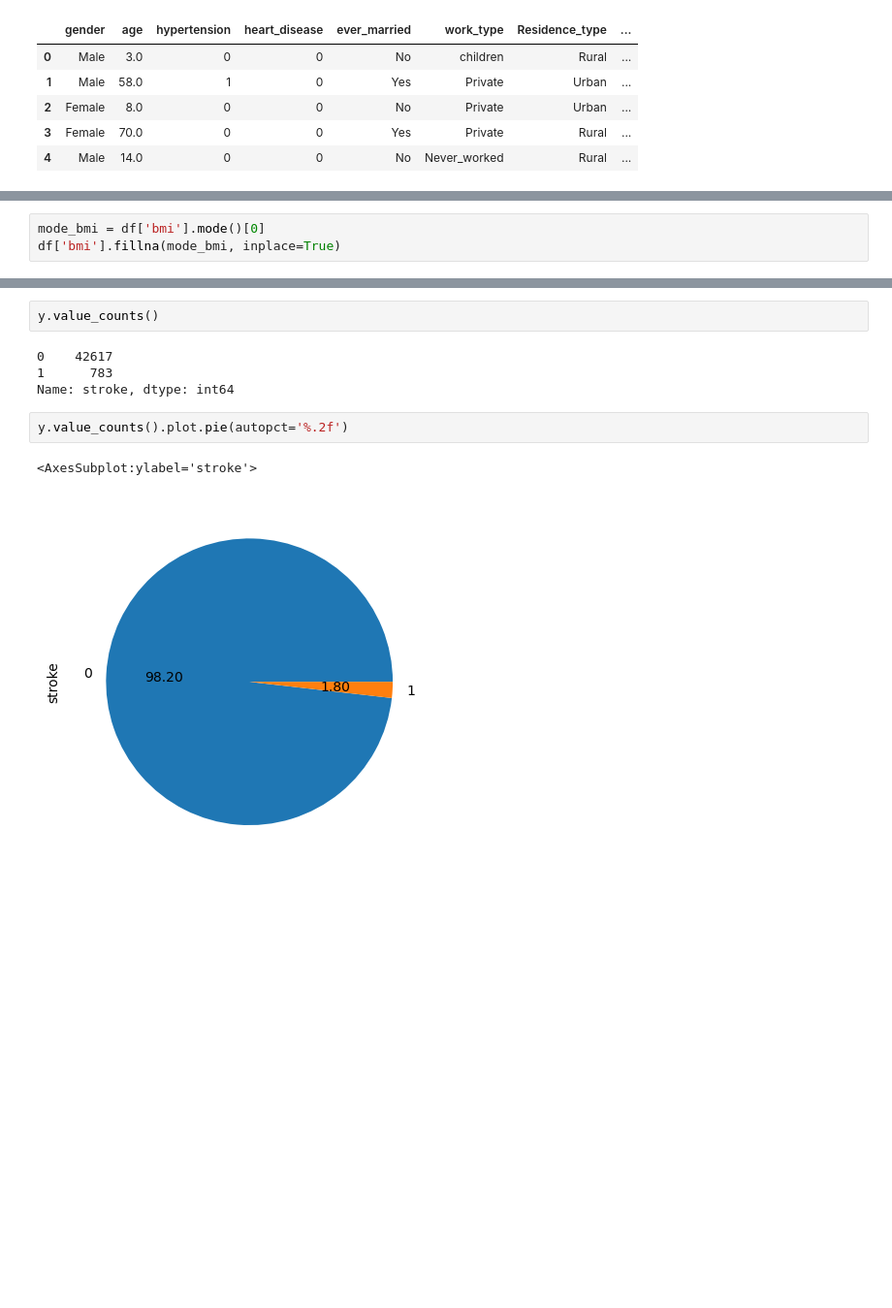
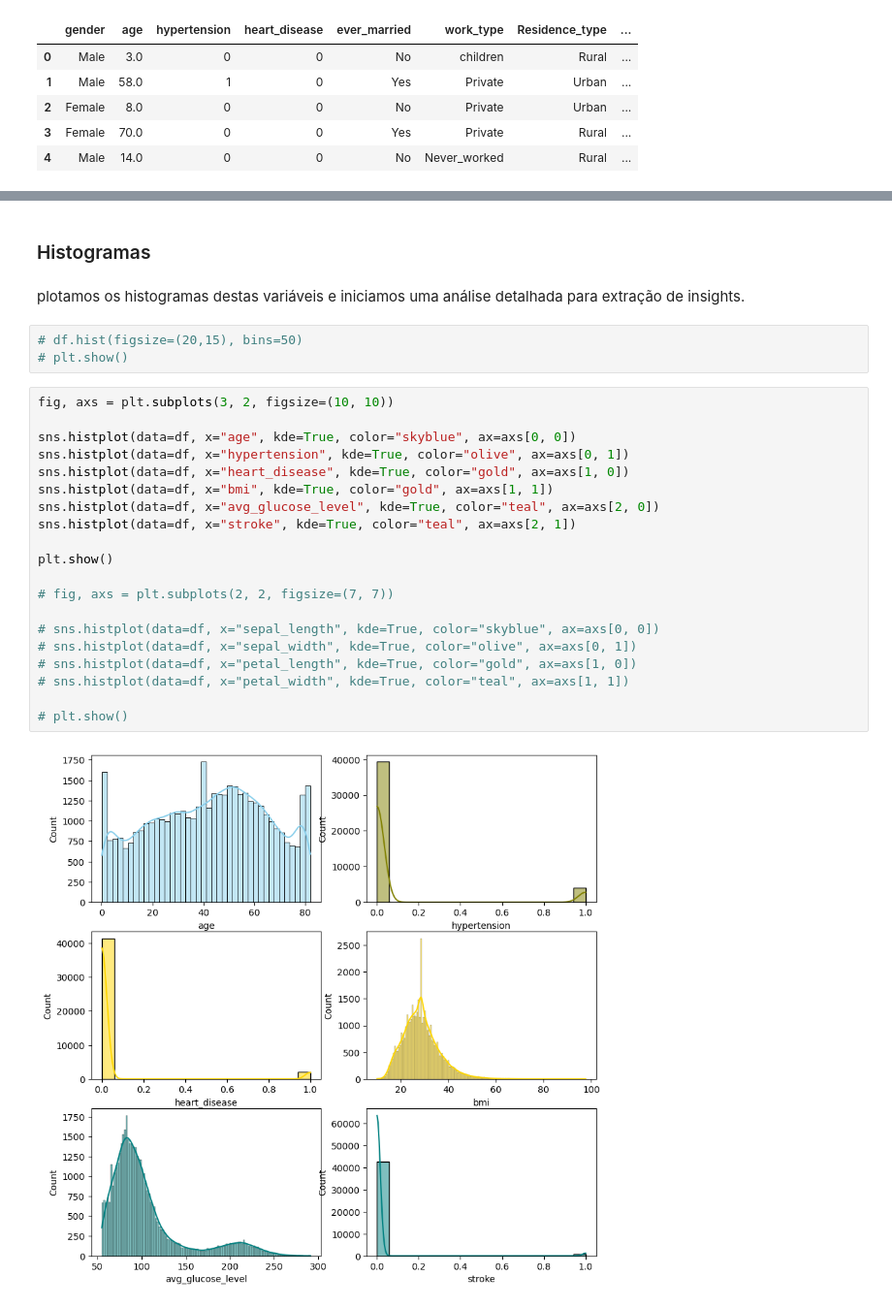
Before and after one commit to Jdss026/stroke-classifier, a Jupyter notebook: notebooks/eda.ipynb, the cells around one changed output, grey strips where cells are left out. Shown at 97% size. Cells and saved outputs as stored; diff of their text form; blank space fills up the shorter version.

```diff
--- a/notebooks/eda.ipynb
+++ b/notebooks/eda.ipynb
@@ -203,3 +140,0 @@ Iremos trocar os valores de bmi pela moda
-# %%
-mode_bmi = df['bmi'].mode()[0]
-df['bmi'].fillna(mode_bmi, inplace=True)
@@ -261,11 +141,29 @@ y = df['stroke']
-# %%
-y.value_counts()
-# %% [output]
-0    42617
-1      783
-Name: stroke, dtype: int64
-# %%
-y.value_counts().plot.pie(autopct='%.2f')
-# %% [output]
-<AxesSubplot:ylabel='stroke'>
-[figure, removed]
+# %% [markdown]
+### Histogramas
+# %% [markdown]
+plotamos os histogramas destas variáveis e iniciamos uma análise detalhada para extração de insights.
+# %%
+# df.hist(figsize=(20,15), bins=50)
+# plt.show()
+# %%
+fig, axs = plt.subplots(3, 2, figsize=(10, 10))
+
+sns.histplot(data=df, x="age", kde=True, color="skyblue", ax=axs[0, 0])
+sns.histplot(data=df, x="hypertension", kde=True, color="olive", ax=axs[0, 1])
+sns.histplot(data=df, x="heart_disease", kde=True, color="gold", ax=axs[1, 0])
+sns.histplot(data=df, x="bmi", kde=True, color="gold", ax=axs[1, 1])
+sns.histplot(data=df, x="avg_glucose_level", kde=True, color="teal", ax=axs[2, 0])
+sns.histplot(data=df, x="stroke", kde=True, color="teal", ax=axs[2, 1])
+
+plt.show()
+
+# fig, axs = plt.subplots(2, 2, figsize=(7, 7))
+
+# sns.histplot(data=df, x="sepal_length", kde=True, color="skyblue", ax=axs[0, 0])
+# sns.histplot(data=df, x="sepal_width", kde=True, color="olive", ax=axs[0, 1])
+# sns.histplot(data=df, x="petal_length", kde=True, color="gold", ax=axs[1, 0])
+# sns.histplot(data=df, x="petal_width", kde=True, color="teal", ax=axs[1, 1])
+
+# plt.show()
+# %% [output]
+[figure, added]
```
Also changed, not shown: parts of 54 cells of this notebook, 1 other file.
